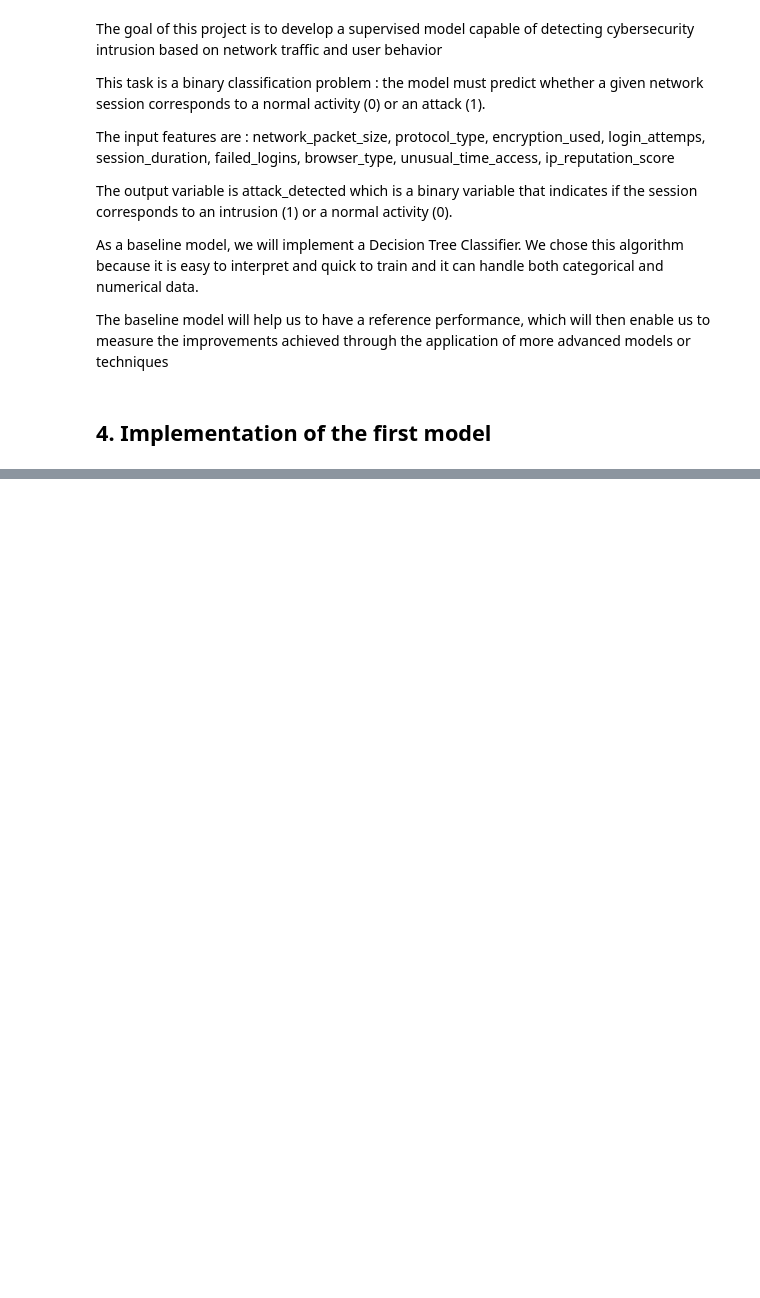
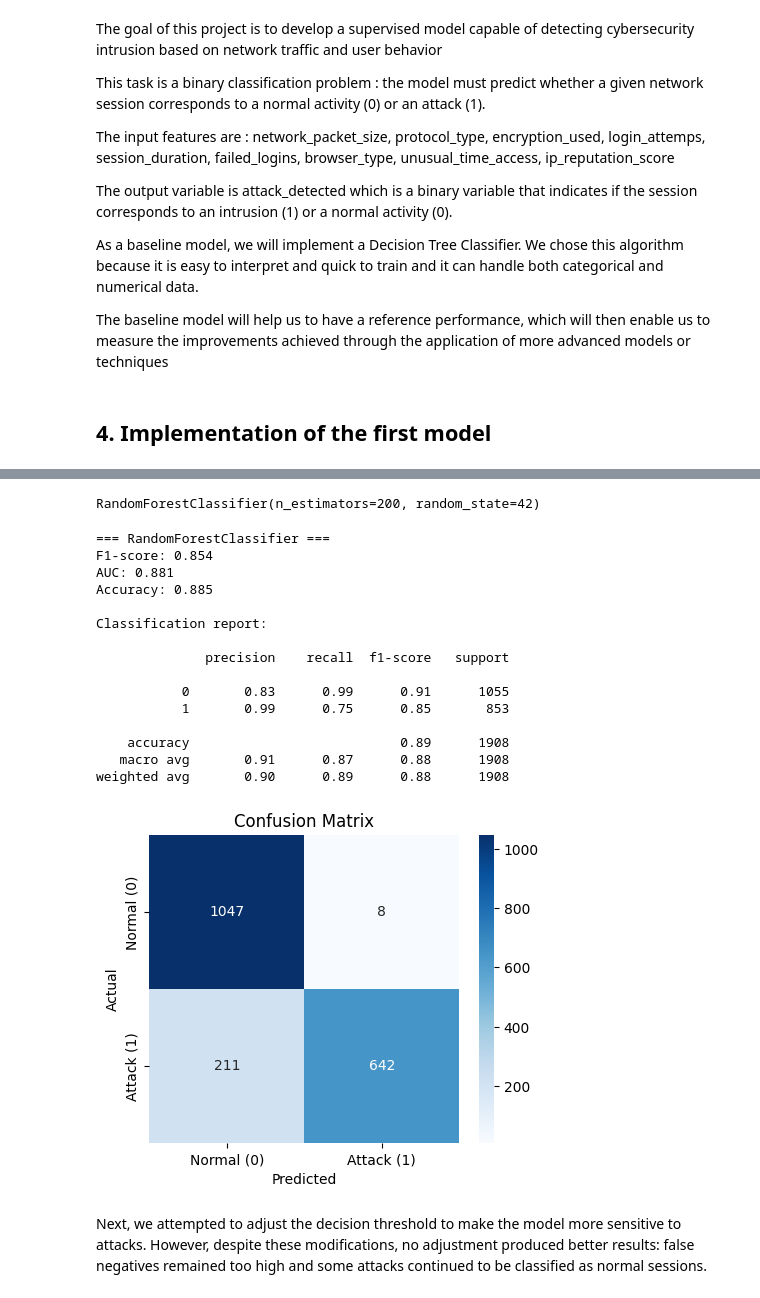
Before and after one commit to manGjv/Cybersecurity-Intrusion-Detection, a Jupyter notebook: project.ipynb, the cells around one changed output, grey strips where cells are left out. Drawn from its saved outputs; the diff is of its cells as text; code cells hidden in the pictures; blank space fills up the shorter version.

```diff
--- a/project.ipynb
+++ b/project.ipynb
@@ -505,0 +612,9 @@ weighted avg       0.90      0.88      0.88      1908
+# %%
+from imblearn.over_sampling import SMOTE
+
+sm = SMOTE(random_state=42)
+
+X_train_resampled, y_train_resampled = sm.fit_resample(X_train, y_train)
+
+print("Avant SMOTE:", y_train.value_counts())
+print("Après SMOTE:", y_train_resampled.value_counts())
@@ -505,0 +630,30 @@ weighted avg       0.90      0.88      0.88      1908
+# %%
+model_rf_smote = RandomForestClassifier(
+    n_estimators=200,
+    random_state=42
+)
+
+model_rf_smote.fit(X_train_resampled, y_train_resampled)
+# %% [output]
+RandomForestClassifier(n_estimators=200, random_state=42)
+# %%
+train_and_evaluate_model(model_rf_smote, X_train_resampled, y_train_resampled, X_test, y_test)
+# %% [output]
+=== RandomForestClassifier ===
+F1-score: 0.854
+AUC: 0.881
+Accuracy: 0.885
+
+Classification report:
+
+              precision    recall  f1-score   support
+
+           0       0.83      0.99      0.91      1055
+           1       0.99      0.75      0.85       853
+
+    accuracy                           0.89      1908
+   macro avg       0.91      0.87      0.88      1908
+weighted avg       0.90      0.89      0.88      1908
+[figure, added]
+# %% [markdown]
+Next, we attempted to adjust the decision threshold to make the model more sensitive to attacks. However, despite these modifications, no adjustment produced better results: false negatives remained too high and some attacks continued to be classified as normal sessions.
```
Also changed, not shown: parts of 20 cells of this notebook.
